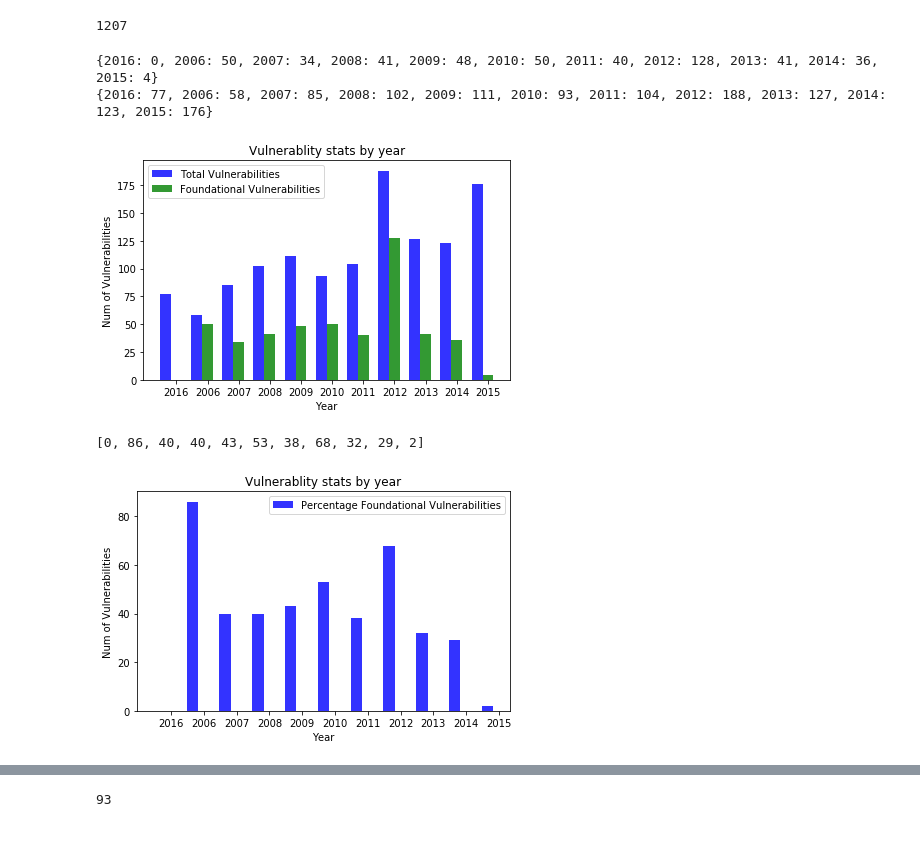
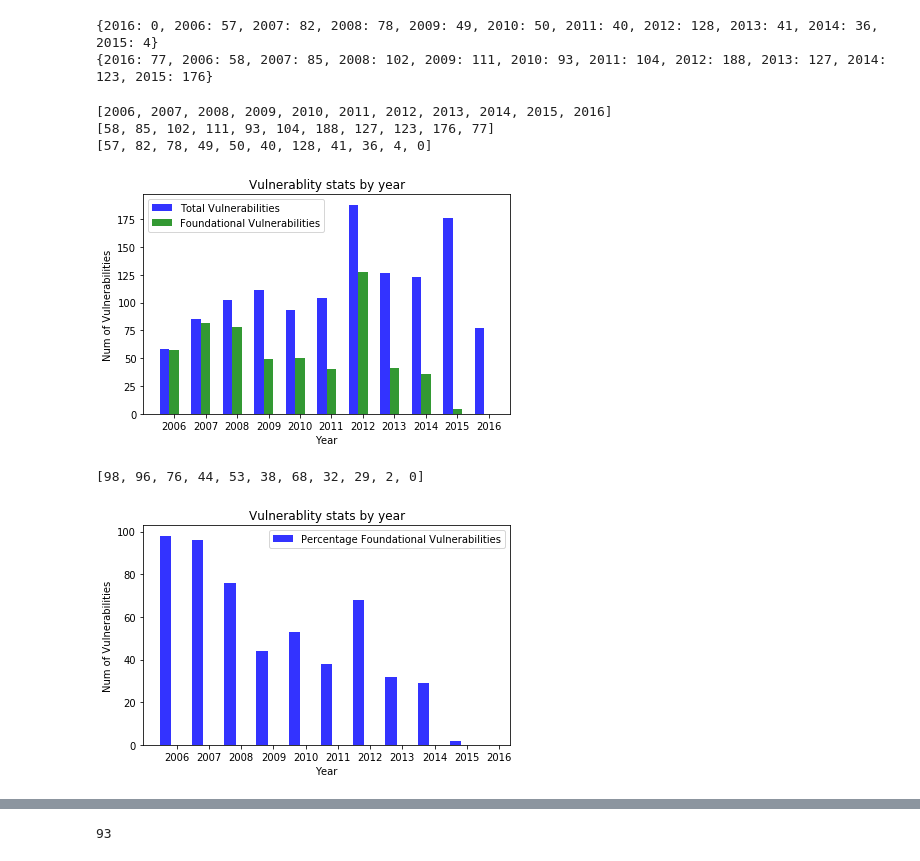
Before and after one commit to bala8/CSE-227, a Jupyter notebook: FirefoxCVEReader.ipynb, the cells around one changed output, grey strips where cells are left out. Drawn from its saved outputs; the diff is of its cells as text; code cells hidden in the pictures.

```diff
--- a/FirefoxCVEReader.ipynb
+++ b/FirefoxCVEReader.ipynb
@@ -19,14 +21,11 @@ for key,val in cve_to_date.iteritems():
     key = key.encode('utf8')
     blah[key] = val
 cve_to_date = blah
-print len(cve_to_date)
-# %% [output]
-1207
 # %%
 #year wise trend of foundational vulnerabilities
 fTotal = {}
 total = {}
-foundation = 1
+foundation = 2
 def foundationalTotal(filename,year):
     with open(filename) as csvDataFile:
             csvReader = csv.reader(csvDataFile)
@@ -66,38 +65,62 @@ foundationalTotal("firefox2009.csv",2009)
 foundationalTotal("firefox2008.csv",2008)
 foundationalTotal("firefox2007.csv",2007)
 foundationalTotal("firefox2006.csv",2006)
-fTotal.pop(2000)
-fTotal.pop(2005)
+# fTotal.pop(2000)
+# fTotal.pop(2005)
 fTotal[2016] = 0
-total.pop(2000)
-total.pop(2002)
-total.pop(2003)
-total.pop(2004)
-total.pop(2005)
+for year in fTotal.keys():
+    if year < 2006:
+        fTotal.pop(year)
+for year in total.keys():
+    if year < 2006:
+        total.pop(year)
+# total.pop(2000)
+# total.pop(2002)
+# total.pop(2003)
+# total.pop(2004)
+# total.pop(2005)
 print fTotal
 print total
 # %% [output]
-{2016: 0, 2006: 50, 2007: 34, 2008: 41, 2009: 48, 2010: 50, 2011: 40, 2012: 128, 2013: 41, 2014: 36, 2015: 4}
+{2016: 0, 2006: 57, 2007: 82, 2008: 78, 2009: 49, 2010: 50, 2011: 40, 2012: 128, 2013: 41, 2014: 36, 2015: 4}
 {2016: 77, 2006: 58, 2007: 85, 2008: 102, 2009: 111, 2010: 93, 2011: 104, 2012: 188, 2013: 127, 2014: 123, 2015: 176}
+# %%
+totalNew = sorted(total.items())
+years = []
+xList = []
+for k,v in totalNew:
+    years.append(k)
+    xList.append(v)
+fTotalNew = sorted(fTotal.items())
+xList2 = []
+for k,v in fTotalNew:
+    xList2.append(v)
+print years
+print xList
+print xList2
+# %% [output]
+[2006, 2007, 2008, 2009, 2010, 2011, 2012, 2013, 2014, 2015, 2016]
+[58, 85, 102, 111, 93, 104, 188, 127, 123, 176, 77]
+[57, 82, 78, 49, 50, 40, 128, 41, 36, 4, 0]
 # %%
 #plotting year vs foundational vuls
 # data to plot
+total = xList
+fTotal = xList2
 n_groups = len(total)
-means_total = total.values()
-means_fTotal = fTotal.values()
 
 # create plot
 fig, ax = plt.subplots()
 index = np.arange(n_groups)
-bar_width = 0.35
+bar_width = 0.3
 opacity = 0.8
 
-rects1 = plt.bar(index, means_total, bar_width,
+rects1 = plt.bar(index, total, bar_width,
                  alpha=opacity,
                  color='b',
                  label='Total Vulnerabilities')
 
-rects2 = plt.bar(index + bar_width, means_fTotal, bar_width,
+rects2 = plt.bar(index + bar_width, fTotal, bar_width,
                  alpha=opacity,
                  color='g',
                  label='Foundational Vulnerabilities')
@@ -105,44 +128,44 @@ rects2 = plt.bar(index + bar_width, means_fTotal, bar_width,
 plt.xlabel('Year')
 plt.ylabel('Num of Vulnerabilities')
 plt.title('Vulnerablity stats by year')
-plt.xticks(index + bar_width, total.keys())
+plt.xticks(index + bar_width, years)
 plt.legend()
 
 plt.tight_layout()
 plt.show()
 # %% [output]
-[figure, old version]
+[figure, new version]
 # %%
 #plotting % foundational vuls by year
 # data to plot
 n_groups = len(total)
 percent = []
-for val1,val2 in zip(fTotal.values(),total.values()):
+for val1,val2 in zip(fTotal,total):
     res = (val1*100)/val2
     percent.append(res)
 print percent
 # create plot
 fig, ax = plt.subplots()
 index = np.arange(n_groups)
 bar_width = 0.35
 opacity = 0.8
 
 rects1 = plt.bar(index, percent, bar_width,
                  alpha=opacity,
                  color='b',
                  label='Percentage Foundational Vulnerabilities')
 
 plt.xlabel('Year')
 plt.ylabel('Num of Vulnerabilities')
 plt.title('Vulnerablity stats by year')
-plt.xticks(index + bar_width, total.keys())
+plt.xticks(index + bar_width, years)
 plt.legend()
 
 plt.tight_layout()
 plt.show()
 # %% [output]
-[0, 86, 40, 40, 43, 53, 38, 68, 32, 29, 2]
+[98, 96, 76, 44, 53, 38, 68, 32, 29, 2, 0]
-[figure, old version]
+[figure, new version]
 # %%
 #if period is divided in half, the trend
 first = 0
```
Also changed, not shown: parts of 15 cells of this notebook.
